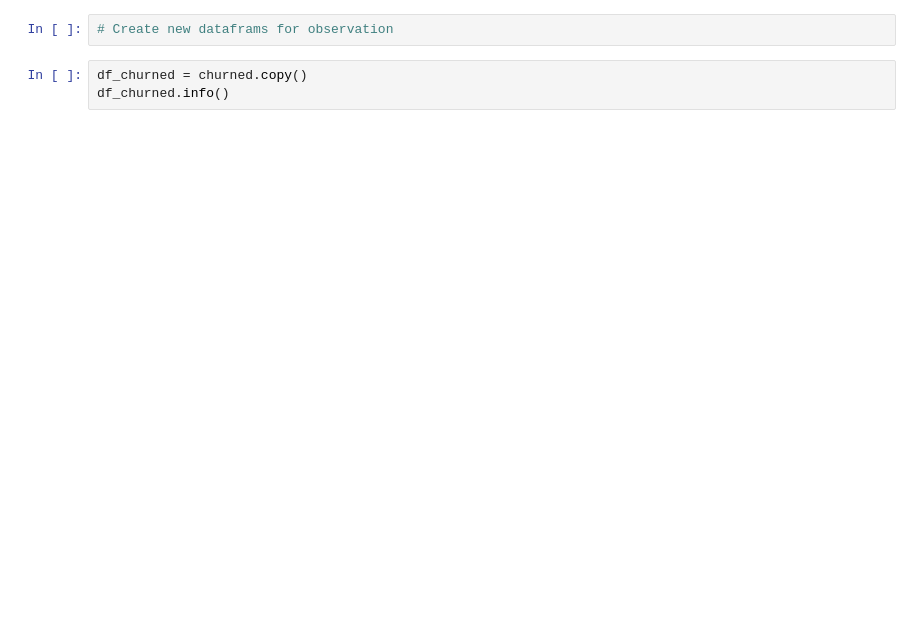
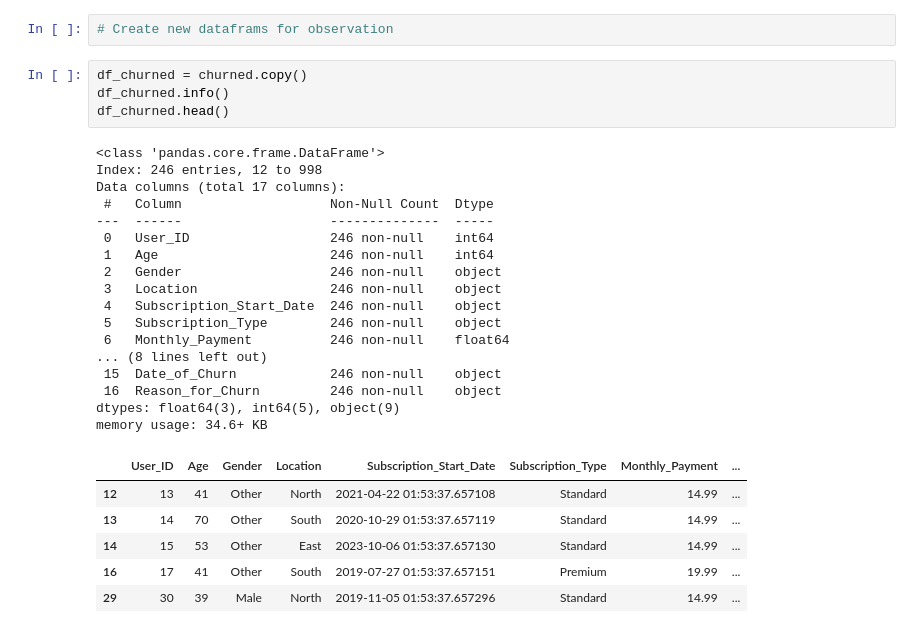
Before and after one commit to Tiffany-tianfei/StudyNotes, a Jupyter notebook: assignment-1.ipynb, the cells around one changed output. Drawn from its saved outputs; the diff is of its cells as text; blank space fills up the shorter version.

```diff
--- a/assignment-1.ipynb
+++ b/assignment-1.ipynb
@@ -27,6 +137,31 @@ df['Churned'][churned.index].astype(object).describe()
 # %%
 df_churned = churned.copy()
 df_churned.info()
+df_churned.head()
+# %% [output]
+<class 'pandas.core.frame.DataFrame'>
+Index: 246 entries, 12 to 998
+Data columns (total 17 columns):
+ #   Column                   Non-Null Count  Dtype
+---  ------                   --------------  -----
+ 0   User_ID                  246 non-null    int64
+ 1   Age                      246 non-null    int64
+ 2   Gender                   246 non-null    object
+ 3   Location                 246 non-null    object
+ 4   Subscription_Start_Date  246 non-null    object
+ 5   Subscription_Type        246 non-null    object
+ 6   Monthly_Payment          246 non-null    float64
+... (8 lines left out)
+ 15  Date_of_Churn            246 non-null    object
+ 16  Reason_for_Churn         246 non-null    object
+dtypes: float64(3), int64(5), object(9)
+memory usage: 34.6+ KB
+|  | User_ID | Age | Gender | Location | Subscription_Start_Date | Subscription_Type | Monthly_Payment | ... |
+| 12 | 13 | 41 | Other | North | 2021-04-22 01:53:37.657108 | Standard | 14.99 | ... |
+| 13 | 14 | 70 | Other | South | 2020-10-29 01:53:37.657119 | Standard | 14.99 | ... |
+| 14 | 15 | 53 | Other | East | 2023-10-06 01:53:37.657130 | Standard | 14.99 | ... |
+| 16 | 17 | 41 | Other | South | 2019-07-27 01:53:37.657151 | Premium | 19.99 | ... |
+| 29 | 30 | 39 | Male | North | 2019-11-05 01:53:37.657296 | Standard | 14.99 | ... |
 # %%
 df_stay = df[df['Churned']==0].drop(columns=['Churned','Date_of_Churn','Reason_for_Churn'])
 df_stay.info()
```
Also changed, not shown: parts of 18 cells of this notebook.
